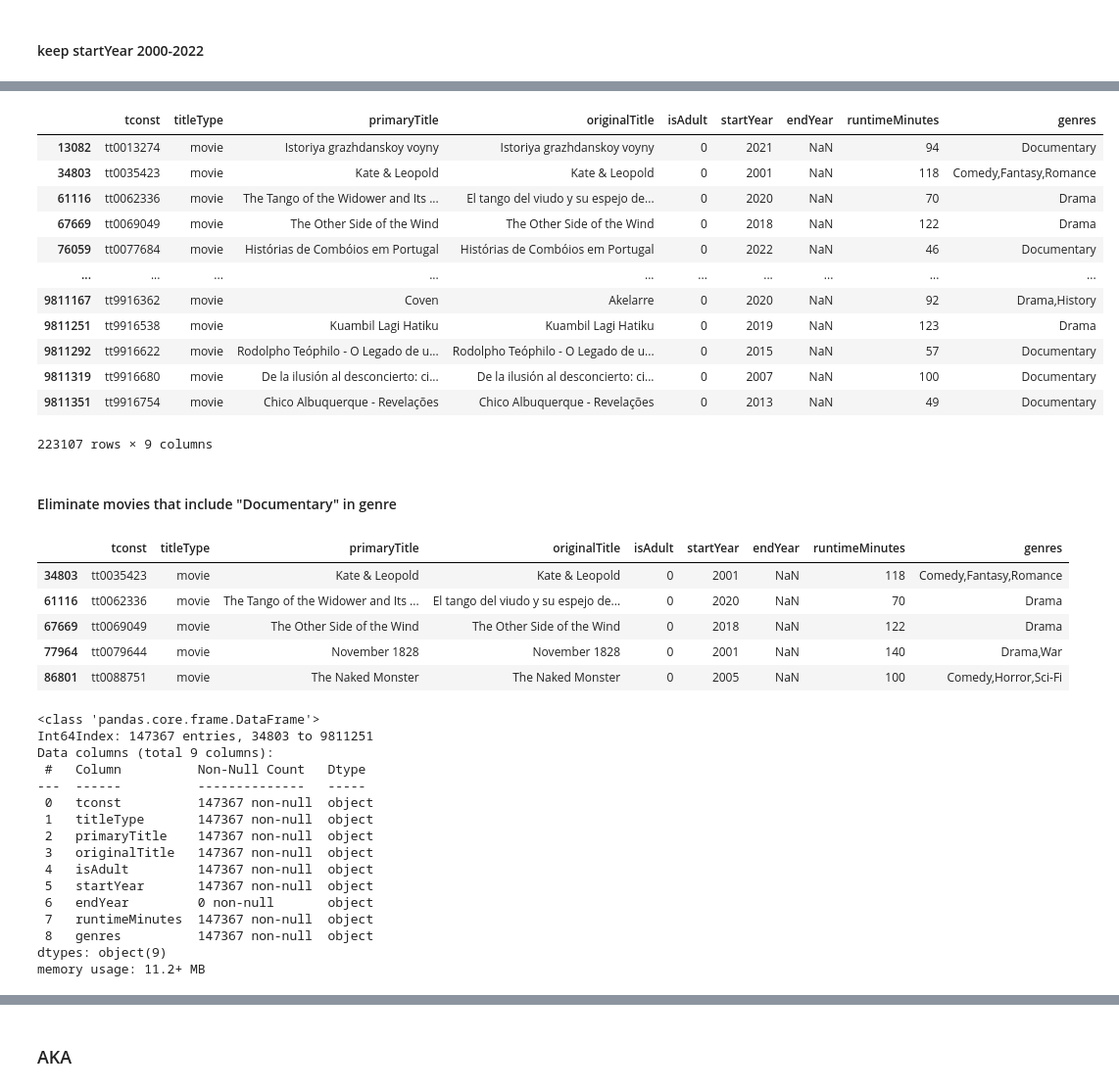
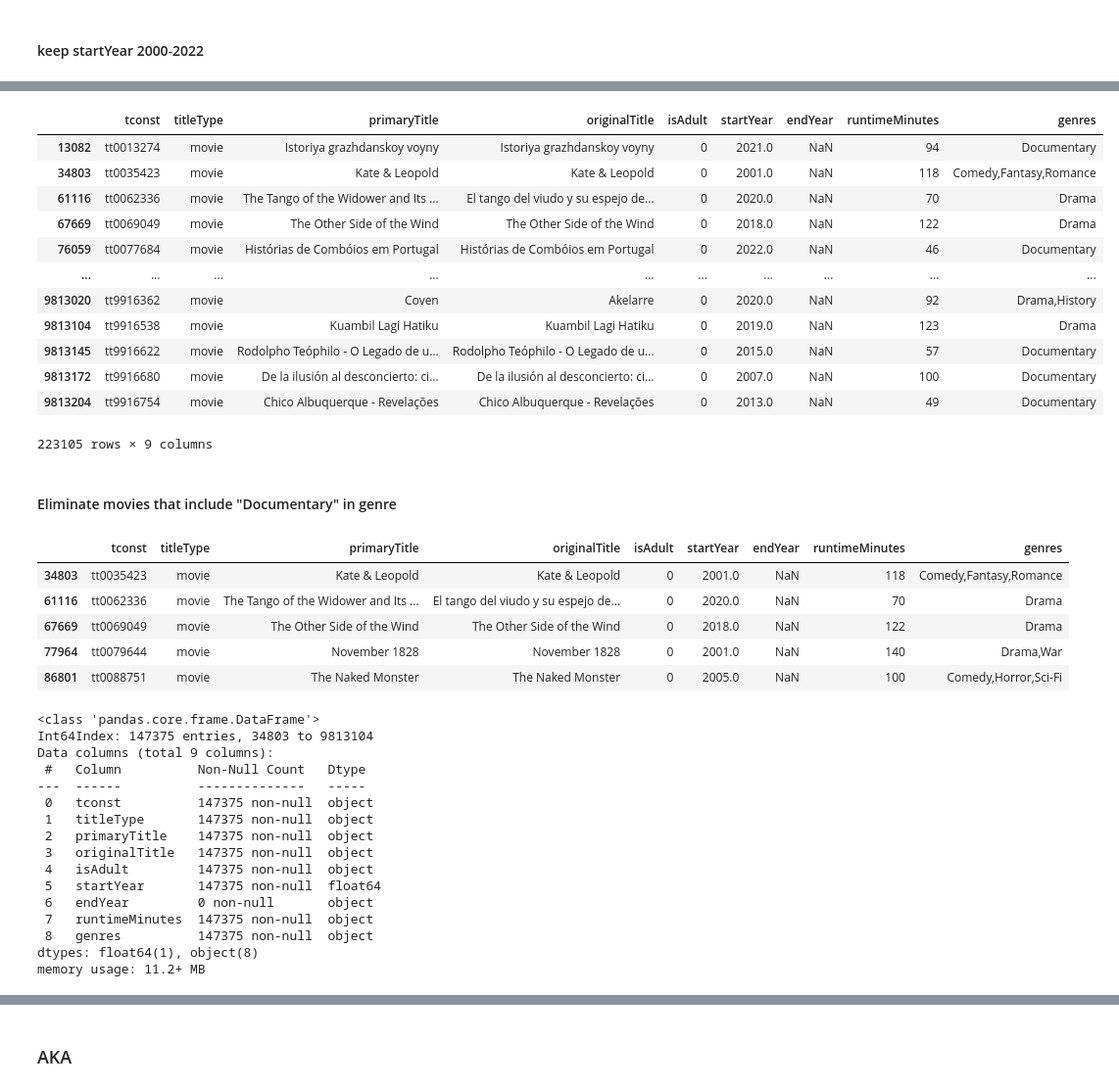
Before and after one commit to Luz-Dobbins/Movie-Database, a Jupyter notebook: Project 3.ipynb, the cells around one changed output, grey strips where cells are left out. Shown: that part at 98% size. Cells and saved outputs as stored; diff of their text form; code cells hidden in the pictures.

```diff
--- a/Project 3.ipynb
+++ b/Project 3.ipynb
@@ -86,3 +88,6 @@ basics_mov['startYear'].value_counts()
 2026        1
 1894        1
 Name: startYear, Length: 130, dtype: int64
+# %%
+basics_mov = basics_mov.astype({"startYear": float})
+basics_mov.info()
@@ -89,20 +111,20 @@ Name: startYear, Length: 130, dtype: int64
 # %%
-basics_year = basics_mov.loc[(basics_mov['startYear'] >= '2000') & (basics_mov['startYear'] <= '2022')]
+basics_year = basics_mov.loc[(basics_mov['startYear'] >= 2000) & (basics_mov['startYear'] <= 2022)]
 basics_year
 # %% [output]
 |  | tconst | titleType | primaryTitle | originalTitle | isAdult | startYear | endYear | runtimeMinutes | genres |
-| 13082 | tt0013274 | movie | Istoriya grazhdanskoy voyny | Istoriya grazhdanskoy voyny | 0 | 2021 | NaN | 94 | Documentary |
-| 34803 | tt0035423 | movie | Kate & Leopold | Kate & Leopold | 0 | 2001 | NaN | 118 | Comedy,Fantasy,Romance |
-| 61116 | tt0062336 | movie | The Tango of the Widower and Its ... | El tango del viudo y su espejo de... | 0 | 2020 | NaN | 70 | Drama |
-| 67669 | tt0069049 | movie | The Other Side of the Wind | The Other Side of the Wind | 0 | 2018 | NaN | 122 | Drama |
-| 76059 | tt0077684 | movie | Histórias de Combóios em Portugal | Histórias de Combóios em Portugal | 0 | 2022 | NaN | 46 | Documentary |
+| 13082 | tt0013274 | movie | Istoriya grazhdanskoy voyny | Istoriya grazhdanskoy voyny | 0 | 2021.0 | NaN | 94 | Documentary |
+| 34803 | tt0035423 | movie | Kate & Leopold | Kate & Leopold | 0 | 2001.0 | NaN | 118 | Comedy,Fantasy,Romance |
+| 61116 | tt0062336 | movie | The Tango of the Widower and Its ... | El tango del viudo y su espejo de... | 0 | 2020.0 | NaN | 70 | Drama |
+| 67669 | tt0069049 | movie | The Other Side of the Wind | The Other Side of the Wind | 0 | 2018.0 | NaN | 122 | Drama |
+| 76059 | tt0077684 | movie | Histórias de Combóios em Portugal | Histórias de Combóios em Portugal | 0 | 2022.0 | NaN | 46 | Documentary |
 | ... | ... | ... | ... | ... | ... | ... | ... | ... | ... |
-| 9811167 | tt9916362 | movie | Coven | Akelarre | 0 | 2020 | NaN | 92 | Drama,History |
-| 9811251 | tt9916538 | movie | Kuambil Lagi Hatiku | Kuambil Lagi Hatiku | 0 | 2019 | NaN | 123 | Drama |
-| 9811292 | tt9916622 | movie | Rodolpho Teóphilo - O Legado de u... | Rodolpho Teóphilo - O Legado de u... | 0 | 2015 | NaN | 57 | Documentary |
-| 9811319 | tt9916680 | movie | De la ilusión al desconcierto: ci... | De la ilusión al desconcierto: ci... | 0 | 2007 | NaN | 100 | Documentary |
-| 9811351 | tt9916754 | movie | Chico Albuquerque - Revelações | Chico Albuquerque - Revelações | 0 | 2013 | NaN | 49 | Documentary |
+| 9813020 | tt9916362 | movie | Coven | Akelarre | 0 | 2020.0 | NaN | 92 | Drama,History |
+| 9813104 | tt9916538 | movie | Kuambil Lagi Hatiku | Kuambil Lagi Hatiku | 0 | 2019.0 | NaN | 123 | Drama |
+| 9813145 | tt9916622 | movie | Rodolpho Teóphilo - O Legado de u... | Rodolpho Teóphilo - O Legado de u... | 0 | 2015.0 | NaN | 57 | Documentary |
+| 9813172 | tt9916680 | movie | De la ilusión al desconcierto: ci... | De la ilusión al desconcierto: ci... | 0 | 2007.0 | NaN | 100 | Documentary |
+| 9813204 | tt9916754 | movie | Chico Albuquerque - Revelações | Chico Albuquerque - Revelações | 0 | 2013.0 | NaN | 49 | Documentary |
-223107 rows × 9 columns
+223105 rows × 9 columns
 # %% [markdown]
 #### Eliminate movies that include "Documentary" in genre
 # %%
@@ -112,27 +134,27 @@ basics_doc = basics_year[~doc]
 basics_doc.head()
 # %% [output]
 |  | tconst | titleType | primaryTitle | originalTitle | isAdult | startYear | endYear | runtimeMinutes | genres |
-| 34803 | tt0035423 | movie | Kate & Leopold | Kate & Leopold | 0 | 2001 | NaN | 118 | Comedy,Fantasy,Romance |
-| 61116 | tt0062336 | movie | The Tango of the Widower and Its ... | El tango del viudo y su espejo de... | 0 | 2020 | NaN | 70 | Drama |
-| 67669 | tt0069049 | movie | The Other Side of the Wind | The Other Side of the Wind | 0 | 2018 | NaN | 122 | Drama |
-| 77964 | tt0079644 | movie | November 1828 | November 1828 | 0 | 2001 | NaN | 140 | Drama,War |
-| 86801 | tt0088751 | movie | The Naked Monster | The Naked Monster | 0 | 2005 | NaN | 100 | Comedy,Horror,Sci-Fi |
+| 34803 | tt0035423 | movie | Kate & Leopold | Kate & Leopold | 0 | 2001.0 | NaN | 118 | Comedy,Fantasy,Romance |
+| 61116 | tt0062336 | movie | The Tango of the Widower and Its ... | El tango del viudo y su espejo de... | 0 | 2020.0 | NaN | 70 | Drama |
+| 67669 | tt0069049 | movie | The Other Side of the Wind | The Other Side of the Wind | 0 | 2018.0 | NaN | 122 | Drama |
+| 77964 | tt0079644 | movie | November 1828 | November 1828 | 0 | 2001.0 | NaN | 140 | Drama,War |
+| 86801 | tt0088751 | movie | The Naked Monster | The Naked Monster | 0 | 2005.0 | NaN | 100 | Comedy,Horror,Sci-Fi |
 # %%
 basics_doc.info()
 # %% [output]
 <class 'pandas.core.frame.DataFrame'>
-Int64Index: 147367 entries, 34803 to 9811251
+Int64Index: 147375 entries, 34803 to 9813104
 Data columns (total 9 columns):
  #   Column          Non-Null Count   Dtype
 ---  ------          --------------   -----
- 0   tconst          147367 non-null  object
- 1   titleType       147367 non-null  object
- 2   primaryTitle    147367 non-null  object
- 3   originalTitle   147367 non-null  object
- 4   isAdult         147367 non-null  object
- 5   startYear       147367 non-null  object
+ 0   tconst          147375 non-null  object
+ 1   titleType       147375 non-null  object
+ 2   primaryTitle    147375 non-null  object
+ 3   originalTitle   147375 non-null  object
+ 4   isAdult         147375 non-null  object
+ 5   startYear       147375 non-null  float64
  6   endYear         0 non-null       object
- 7   runtimeMinutes  147367 non-null  object
- 8   genres          147367 non-null  object
-dtypes: object(9)
+ 7   runtimeMinutes  147375 non-null  object
+ 8   genres          147375 non-null  object
+dtypes: float64(1), object(8)
 memory usage: 11.2+ MB
```
Also changed, not shown: parts of 28 cells of this notebook, 3 other files.
